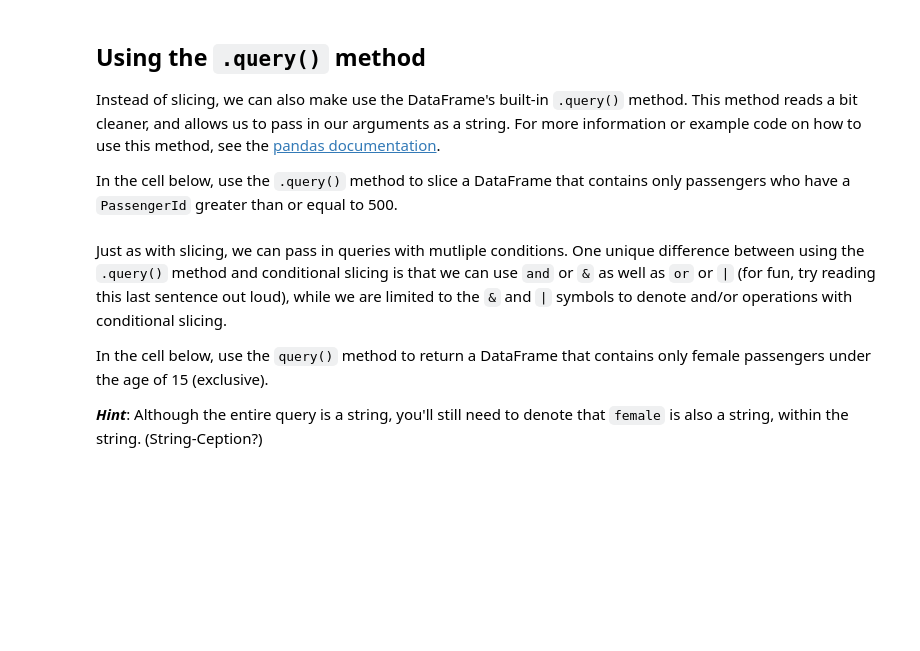
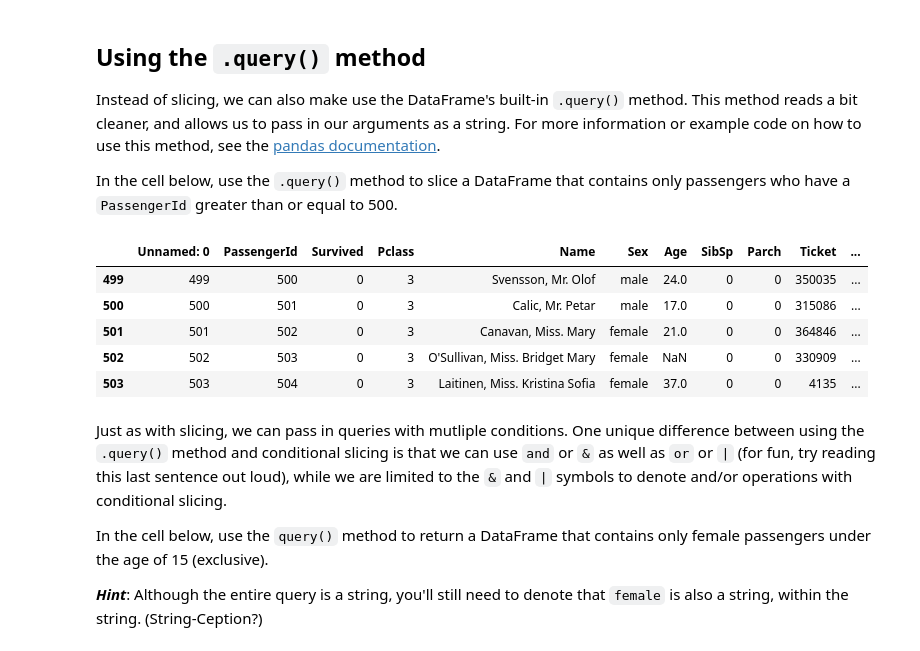
Before and after one commit to adpaz/learn-co, a Jupyter notebook: Section_5/dsc-1-05-17-using-sql-with-pandas-lab-online-ds-sp-000/index.ipynb, the cells around one changed output. Cells and saved outputs as stored; diff of their text form; code cells hidden in the pictures; blank space fills up the shorter version.

```diff
--- a/Section_5/dsc-1-05-17-using-sql-with-pandas-lab-online-ds-sp-000/index.ipynb
+++ b/Section_5/dsc-1-05-17-using-sql-with-pandas-lab-online-ds-sp-000/index.ipynb
@@ -161,9 +179,16 @@ Instead of slicing, we can also make use the DataFrame's built-in `.query()` met
 
 In the cell below, use the `.query()` method to slice a DataFrame that contains only passengers who have a `PassengerId` greater than or equal to 500.
 # %%
-query_string = None
-high_passenger_number_df = None
-# high_passenger_number_df.head()
+query_string =  'PassengerId >= 500'
+high_passenger_number_df = df.query('PassengerId >= 500')
+high_passenger_number_df.head()
+# %% [output]
+|  | Unnamed: 0 | PassengerId | Survived | Pclass | Name | Sex | Age | SibSp | Parch | Ticket | ... |
+| 499 | 499 | 500 | 0 | 3 | Svensson, Mr. Olof | male | 24.0 | 0 | 0 | 350035 | ... |
+| 500 | 500 | 501 | 0 | 3 | Calic, Mr. Petar | male | 17.0 | 0 | 0 | 315086 | ... |
+| 501 | 501 | 502 | 0 | 3 | Canavan, Miss. Mary | female | 21.0 | 0 | 0 | 364846 | ... |
+| 502 | 502 | 503 | 0 | 3 | O'Sullivan, Miss. Bridget Mary | female | NaN | 0 | 0 | 330909 | ... |
+| 503 | 503 | 504 | 0 | 3 | Laitinen, Miss. Kristina Sofia | female | 37.0 | 0 | 0 | 4135 | ... |
 # %% [markdown]
 Just as with slicing, we can pass in queries with mutliple conditions.  One unique difference between using the `.query()` method and conditional slicing is that we can use `and` or `&` as well as `or` or `|` (for fun, try reading this last sentence out loud), while we are limited to the `&` and `|` symbols to denote and/or operations with conditional slicing.
 
```
Also changed, not shown: parts of 17 cells of this notebook.
